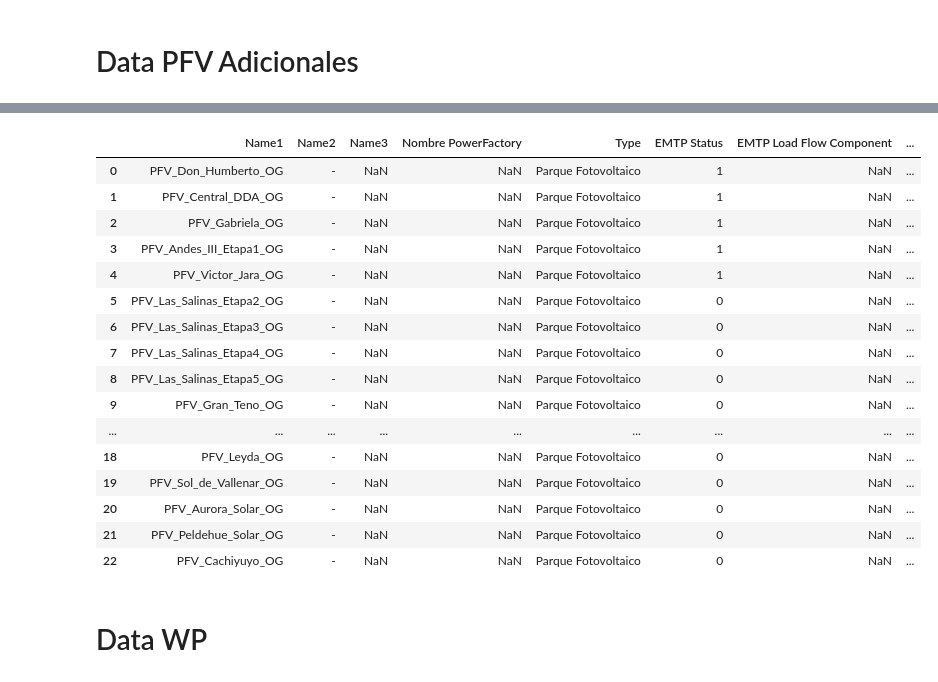
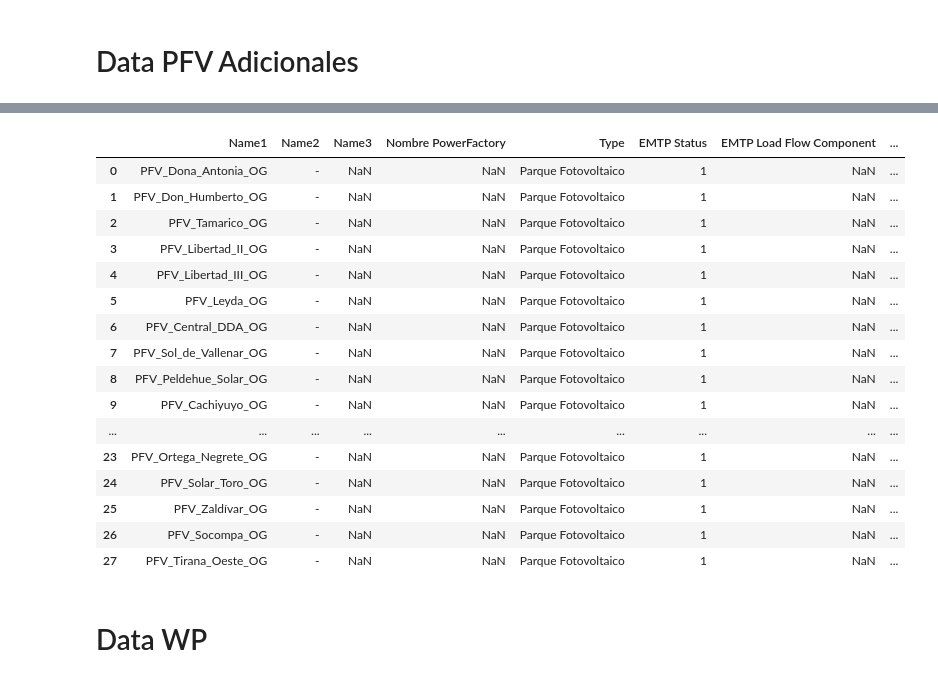
Before and after one commit to fabiMM94/Fabi_Casa_CEN, a Jupyter notebook: Data_code.ipynb, the cells around one changed output, grey strips where cells are left out. Saved outputs shown, nothing was run; the diff lists cells and outputs as text; code cells hidden in the pictures.

```diff
--- a/Data_code.ipynb
+++ b/Data_code.ipynb
@@ -190,7 +176,8 @@ Tabla_LF_GEN
 ## Obteniendo DATA
 # %%
 # version FABI
-carpeta = "Data/Data_NDespacho"
+#carpeta = "Data/Data_14oct"
+carpeta = "Data/2030/Data_2030_i0" #"Data/Data_2028_1"
 archivos = os.listdir(carpeta)
 print(archivos)
 
@@ -198,13 +185,13 @@ df_allSG_csv = [s for s in archivos if "data_allSG" in s]
 df_lfToSG_csv = [s for s in archivos if "data_lfToSG" in s]
 df_PV_csv = [s for s in archivos if "data_PV" in s]
 df_WP_csv = [s for s in archivos if "data_WP" in s]
-
+#df_Load_csv =  [s for s in archivos if "data_Load" in s]
 
 df_allSG  = pd.read_csv(carpeta+"/"+df_allSG_csv[0])
 df_lfToSG  = pd.read_csv(carpeta+"/"+df_lfToSG_csv[0])
 df_PV  = pd.read_csv(carpeta+"/"+df_PV_csv[0],encoding='latin1')
 df_WP  = pd.read_csv(carpeta+"/"+df_WP_csv[0])
-
+#df_Load =  pd.read_csv(carpeta+"/"+df_Load_csv[0])
 #data status
 df_pv_csv = [s for s in archivos if "uc_pv" in s]
 df_wp_csv = [s for s in archivos if "uc_wp" in s]
@@ -219,15 +206,14 @@ df_sg  = pd.read_csv(carpeta+"/"+df_sg_csv[0],encoding='latin1')
 ## ------------------- correcciones
 ## agrego ultimo CCSS al status
 df1 = pd.DataFrame({
-    'Name1': ["CCSS_TOCOPILLA_ENGIE"],
+    'Name1': ["CS_U15"],
     'Name2': ["-"],
     'Name3': ["-"],
     "Status1":	["1"],
     "Status2":	["-"],
     "Status3":	["-"],
-    "StatusFinal": 	["1"]
+    "StatusFinal": 	[1]
 })
-
+pd.set_option('display.max_rows', 160)
 df_sg = pd.concat([df_sg, df1], axis=0, ignore_index=True)
-df_sg
 # %% [output]
@@ -253,5 +226,6 @@ zone_data_SG=Zone_data("SG_UC","SG")
 
 zone_data_PMGD=Zone_data("PMGD","PMGD")
 zone_data_CCSS=Zone_data("CCSS","CCSS")
-zone_data_CCSS
+zone_data_Loads = Zone_data("Cargas","Cargas")
+zone_data_Loads
 # %% [output]
@@ -276,6 +303,15 @@ datos_PV = datos_PV[~datos_PV['Name1'].str.contains('PMGD', na=False)]
 datos_PV = datos_PV[~datos_PV['Name1'].str.contains('OG', na=False)]
 datos_PV = datos_PV.reset_index(drop=True)
 datos_PV["Type"] = len(datos_PV)*["Parque Fotovoltaico"]
+
+## hay PFV nuevos sin name2, por lo que quienes no tengan name2 repito el name1
+c=-1
+for name2  in datos_PV["Name2"]:
+    c=c+1
+    if name2 == "-":
+        name1 = datos_PV.at[c,'Name1']
+        datos_PV.at[c,'Name2']= name1
+
 
 c=-1
 for name2 in datos_PV["Name2"]:
@@ -315,8 +351,9 @@ datos_PV['Name1'] = datos_PV['Name1'].apply(lambda x: unidecode(x))
 
 datos_PV['Name2'] = datos_PV['Name2'].apply(lambda x: unidecode(x))
 
-#-------------------------------------------------------
-datos_PV.at[3,'Página PowerFactory'] ="02-Coquimbo"
+#---------- arreglando paginas faltantes no me reconoce coquimo
+datos_PV.at[0,"Página PowerFactory"]= "02-Coquimbo"
+
 datos_PV
 # %% [output]
 |  | Name1 | Name2 | Name3 | Nombre PowerFactory | Type | EMTP Status | EMTP Load Flow Component | ... |
@@ -366,8 +403,8 @@ for name1 in datos_PMGD["Name1"]:
     Pset = df_PV.at[indice+21,"Value"]
 
     #--------------------------------------------------------------
-    datos_PMGD.at[c,'Nº_unid']= Npv
-    datos_PMGD.at[c,'Nº_unid_serv']= Npv_serv
+    datos_PMGD.at[c,'Nº_unid']= int(Npv)
+    datos_PMGD.at[c,'Nº_unid_serv']= int(Npv_serv)
     datos_PMGD.at[c,'Tensión Nominal [kV]']=Vnom
     datos_PMGD.at[c,"Potencia Nominal [MVA]"] = Snom
     datos_PMGD.at[c,"Sbase [MVA]"] = Sbase
@@ -433,8 +470,11 @@ datos_PV_OG["Type"] = len(datos_PV_OG)*["Parque Fotovoltaico"]
 
 c=-1
 for name1 in datos_PV_OG["Name1"]:
+    if name1 == "PFV_Lascar_OG":
+        name1 = "PFV_Lascar"
 
     c=c+1
+    print(name1)
     indice= df_PV.index[df_PV['Name_PV'] ==name1].tolist()[0]
     Spv= df_PV.at[indice+7,"Value"]
     Vnom = df_PV.at[indice+3,"Value"]
@@ -446,8 +486,8 @@ for name1 in datos_PV_OG["Name1"]:
     Pset = df_PV.at[indice+21,"Value"]
 
     #--------------------------------------------------------------
-    datos_PV_OG.at[c,'Nº_unid']= Npv
-    datos_PV_OG.at[c,'Nº_unid_serv']= Npv_serv
+    datos_PV_OG.at[c,'Nº_unid']= int(Npv)
+    datos_PV_OG.at[c,'Nº_unid_serv']= int(Npv_serv)
     datos_PV_OG.at[c,'Tensión Nominal [kV]']=Vnom
     datos_PV_OG.at[c,"Potencia Nominal [MVA]"] = Snom
     datos_PV_OG.at[c,"Sbase [MVA]"] = Sbase
@@ -469,20 +526,20 @@ datos_PV_OG
 |  | Name1 | Name2 | Name3 | Nombre PowerFactory | Type | EMTP Status | EMTP Load Flow Component | ... |
-| 0 | PFV_Don_Humberto_OG | - | NaN | NaN | Parque Fotovoltaico | 1 | NaN | ... |
-| 1 | PFV_Central_DDA_OG | - | NaN | NaN | Parque Fotovoltaico | 1 | NaN | ... |
-| 2 | PFV_Gabriela_OG | - | NaN | NaN | Parque Fotovoltaico | 1 | NaN | ... |
-| 3 | PFV_Andes_III_Etapa1_OG | - | NaN | NaN | Parque Fotovoltaico | 1 | NaN | ... |
-| 4 | PFV_Victor_Jara_OG | - | NaN | NaN | Parque Fotovoltaico | 1 | NaN | ... |
-| 5 | PFV_Las_Salinas_Etapa2_OG | - | NaN | NaN | Parque Fotovoltaico | 0 | NaN | ... |
-| 6 | PFV_Las_Salinas_Etapa3_OG | - | NaN | NaN | Parque Fotovoltaico | 0 | NaN | ... |
-| 7 | PFV_Las_Salinas_Etapa4_OG | - | NaN | NaN | Parque Fotovoltaico | 0 | NaN | ... |
-| 8 | PFV_Las_Salinas_Etapa5_OG | - | NaN | NaN | Parque Fotovoltaico | 0 | NaN | ... |
-| 9 | PFV_Gran_Teno_OG | - | NaN | NaN | Parque Fotovoltaico | 0 | NaN | ... |
+| 0 | PFV_Dona_Antonia_OG | - | NaN | NaN | Parque Fotovoltaico | 1 | NaN | ... |
+| 1 | PFV_Don_Humberto_OG | - | NaN | NaN | Parque Fotovoltaico | 1 | NaN | ... |
+| 2 | PFV_Tamarico_OG | - | NaN | NaN | Parque Fotovoltaico | 1 | NaN | ... |
+| 3 | PFV_Libertad_II_OG | - | NaN | NaN | Parque Fotovoltaico | 1 | NaN | ... |
+| 4 | PFV_Libertad_III_OG | - | NaN | NaN | Parque Fotovoltaico | 1 | NaN | ... |
+| 5 | PFV_Leyda_OG | - | NaN | NaN | Parque Fotovoltaico | 1 | NaN | ... |
+| 6 | PFV_Central_DDA_OG | - | NaN | NaN | Parque Fotovoltaico | 1 | NaN | ... |
+| 7 | PFV_Sol_de_Vallenar_OG | - | NaN | NaN | Parque Fotovoltaico | 1 | NaN | ... |
+| 8 | PFV_Peldehue_Solar_OG | - | NaN | NaN | Parque Fotovoltaico | 1 | NaN | ... |
+| 9 | PFV_Cachiyuyo_OG | - | NaN | NaN | Parque Fotovoltaico | 1 | NaN | ... |
 | ... | ... | ... | ... | ... | ... | ... | ... | ... |
-| 18 | PFV_Leyda_OG | - | NaN | NaN | Parque Fotovoltaico | 0 | NaN | ... |
-| 19 | PFV_Sol_de_Vallenar_OG | - | NaN | NaN | Parque Fotovoltaico | 0 | NaN | ... |
-| 20 | PFV_Aurora_Solar_OG | - | NaN | NaN | Parque Fotovoltaico | 0 | NaN | ... |
-| 21 | PFV_Peldehue_Solar_OG | - | NaN | NaN | Parque Fotovoltaico | 0 | NaN | ... |
-| 22 | PFV_Cachiyuyo_OG | - | NaN | NaN | Parque Fotovoltaico | 0 | NaN | ... |
+| 23 | PFV_Ortega_Negrete_OG | - | NaN | NaN | Parque Fotovoltaico | 1 | NaN | ... |
+| 24 | PFV_Solar_Toro_OG | - | NaN | NaN | Parque Fotovoltaico | 1 | NaN | ... |
+| 25 | PFV_Zaldívar_OG | - | NaN | NaN | Parque Fotovoltaico | 1 | NaN | ... |
+| 26 | PFV_Socompa_OG | - | NaN | NaN | Parque Fotovoltaico | 1 | NaN | ... |
+| 27 | PFV_Tirana_Oeste_OG | - | NaN | NaN | Parque Fotovoltaico | 1 | NaN | ... |
 # %% [markdown]
 # Data WP
 # %%
```
Also changed, not shown: parts of 27 cells of this notebook, 47 other files.
